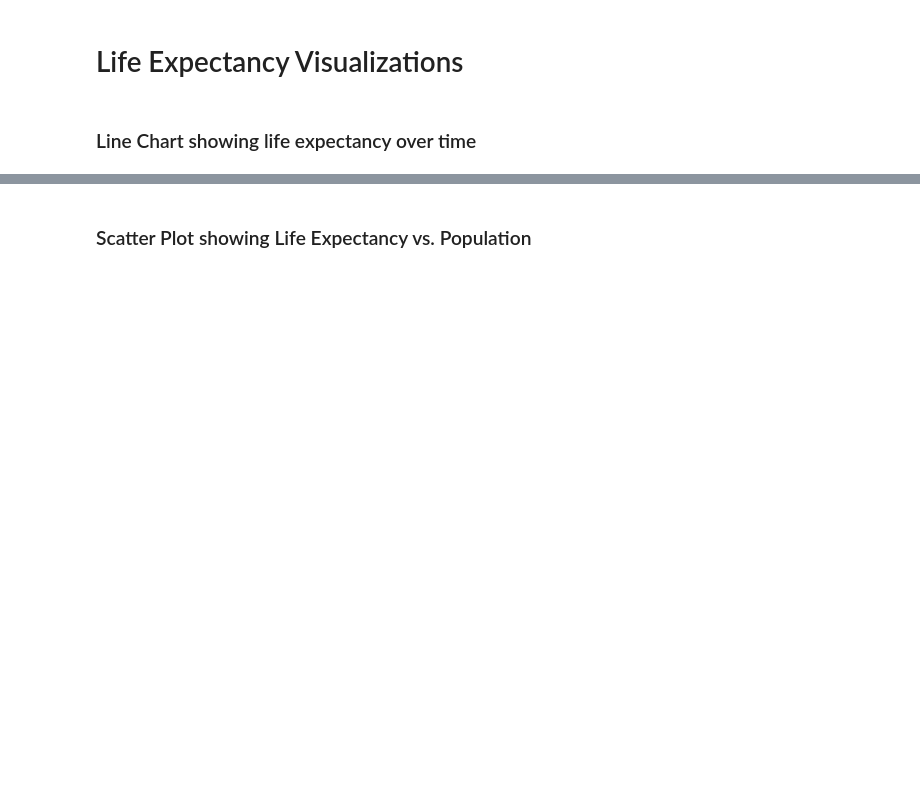
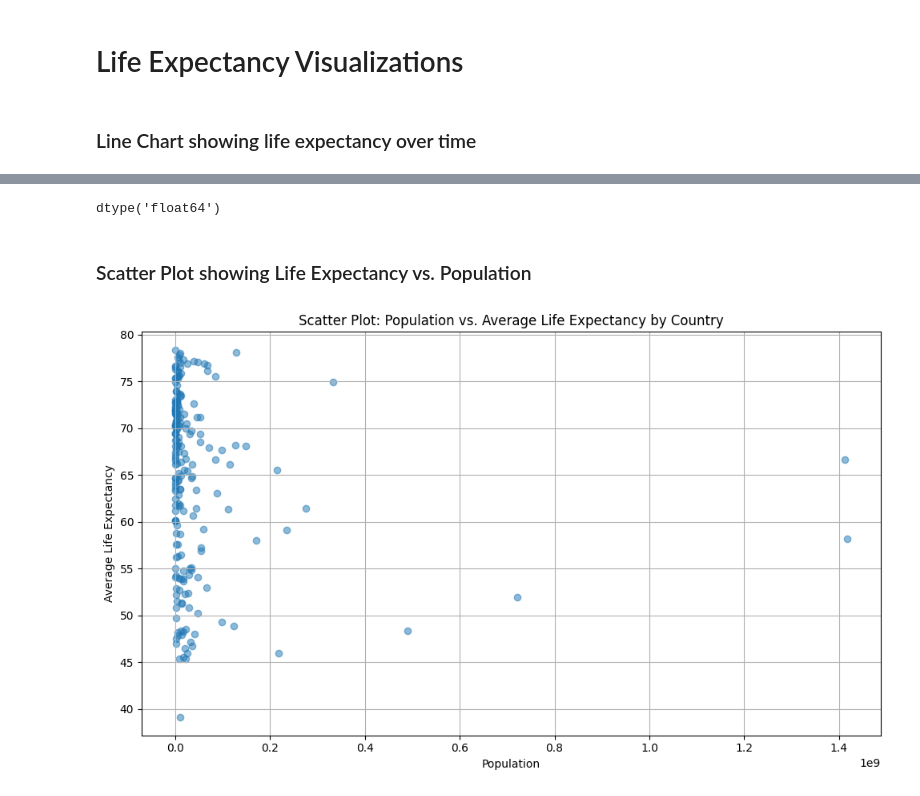
Before and after one commit to JNorthData/Life_Expectancy, a Jupyter notebook: life-expectancy.ipynb, the cells around one changed output, grey strips where cells are left out. Drawn from its saved outputs; the diff is of its cells as text; code cells hidden in the pictures; blank space fills up the shorter version.

Commit message:
charts began

```diff
--- a/life-expectancy.ipynb
+++ b/life-expectancy.ipynb
@@ -20,7 +20,7 @@ Life_Exp_Male_df = pd.melt(Life_Exp_Male_df, id_vars = 'Country', var_name = 'Ye
 Life_Exp_Female_df = pd.melt(Life_Exp_Female_df, id_vars = 'Country', var_name = 'Year', value_name = 'Life Expectancy Female')
 
 # Merge Male / Female Data
-Life_Exp_df = pd.merge(Life_Exp_Male_df, Life_Exp_Female_df, on = ['Country', 'Year'])
+Life_Exp_df = pd.merge(Life_Exp_Male_df, Life_Exp_Female_df, on = ['Country', 'Year'], how='inner')
 
 # Reduce decimal places to 1
 Life_Exp_df['Life Expectancy Male'] = Life_Exp_df['Life Expectancy Male'].round(1)
@@ -161,42 +246,40 @@ plt.show()
 # %%
 m_grouped_df['Life Expectancy Male'].dtype
+# %% [output]
+dtype('float64')
 # %% [markdown]
 ### Scatter Plot showing Life Expectancy vs. Population
 # %%
 # Convert 'Life Expectancy Male' and 'Life Expectancy Female' columns to numeric, replacing empty strings with NaN
 All_Data_df['Life Expectancy Male'] = pd.to_numeric(All_Data_df['Life Expectancy Male'], errors='coerce')
 All_Data_df['Life Expectancy Female'] = pd.to_numeric(All_Data_df['Life Expectancy Female'], errors='coerce')
 
 # Calculate the average life expectancy by averaging 'Life Expectancy Male' and 'Life Expectancy Female' columns
 All_Data_df['Average Life Expectancy'] = (All_Data_df['Life Expectancy Male'] + All_Data_df['Life Expectancy Female']) / 2
 
 # Group by 'Country' and calculate the average 'Average Life Expectancy' and total 'Population'
 grouped_df = All_Data_df.groupby('Country').agg({
     'Average Life Expectancy': 'mean',
     'Population': 'max'
 }).reset_index()
 
 # Remove rows with NaN values (if any) after calculating the average
 grouped_df = grouped_df.dropna()
 
 # Reverse the x and y-axis data
-x = grouped_df['Average Life Expectancy']
-y = grouped_df['Population']
-
-# Convert population values to millions for labeling
-y_labels_millions = [val / 1e6 for val in y]
+x = grouped_df['Population']
+y = grouped_df['Average Life Expectancy']
 
 plt.figure(figsize=(10, 6))
 plt.scatter(x, y, alpha=0.5)
 
-plt.xlabel('Average Life Expectancy')
-plt.ylabel('Population (Millions)')
+plt.xlabel('Population')
+plt.ylabel('Average Life Expectancy')
 plt.title('Scatter Plot: Population vs. Average Life Expectancy by Country')
 
 plt.grid(True)
 plt.tight_layout()
 
-# Format y-axis labels to display population in millions
-plt.gca().get_yaxis().set_major_formatter(plt.FuncFormatter(lambda x, loc: "{:,}".format(int(x))))
-
 plt.show()
+# %% [output]
+[figure, added]
```
Also changed, not shown: parts of 16 cells of this notebook, 2 other files.
